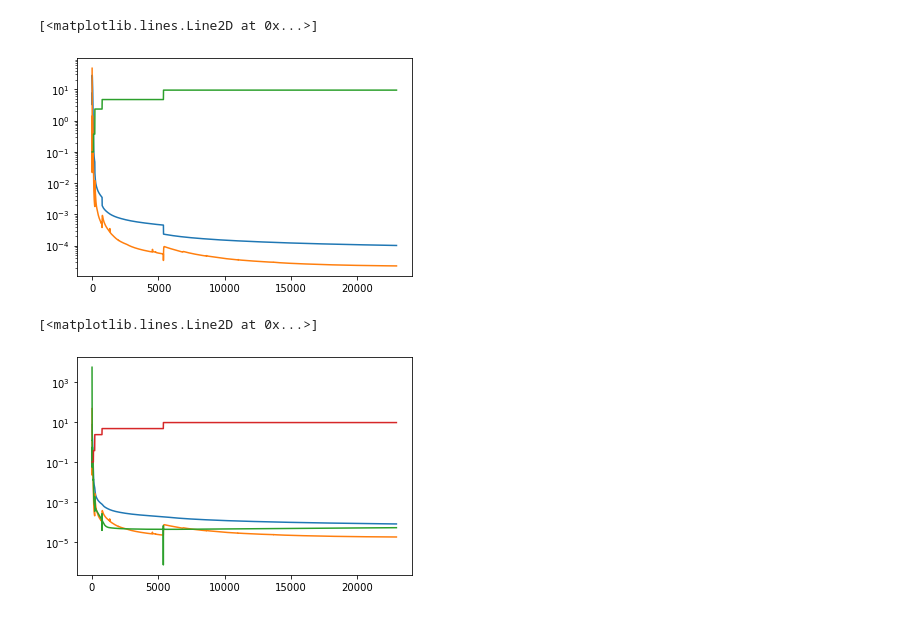
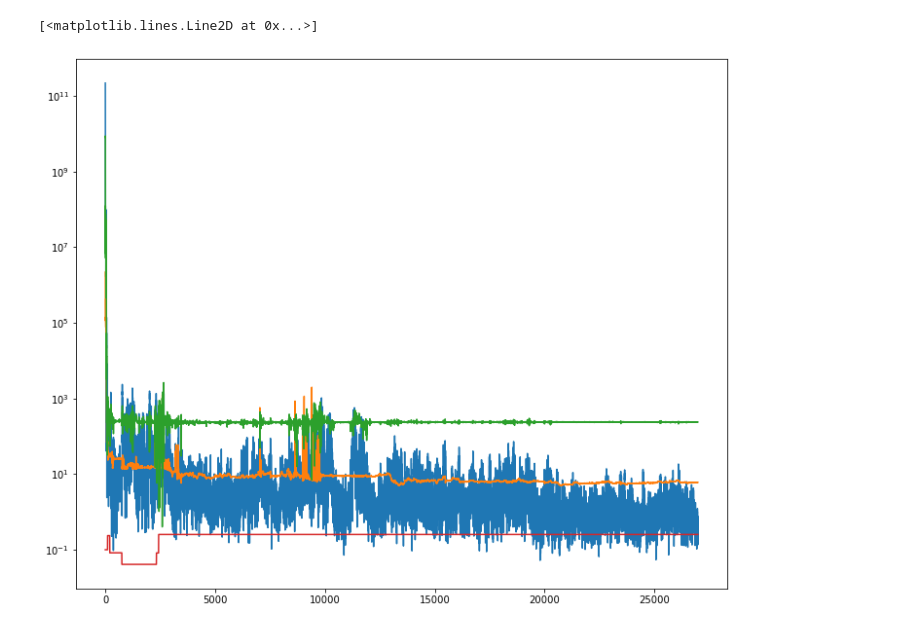
Before and after one commit to bodono/scs-python, a Jupyter notebook: notebooks/analyze_csv_logs.ipynb, the cells around one changed output. Drawn from its saved outputs; the diff is of its cells as text; code cells hidden in the pictures.

```diff
--- a/notebooks/analyze_csv_logs.ipynb
+++ b/notebooks/analyze_csv_logs.ipynb
@@ -2,8 +2,9 @@
 import pandas as pd
 import matplotlib.pyplot as plt
 import numpy as np
+plt.rcParams["figure.figsize"] = (12, 10)
 # %%
-log_csv_filename = '~/git/solver_benchmarks/csv/LISWET1'
+log_csv_filename = '~/git/solver_benchmarks/csv/BOYD2'
 # %%
 df = pd.read_csv(log_csv_filename)
 # %%
@@ -33,15 +71,8 @@ plt.plot(df.scale)
 # %%
-plt.semilogy(df.iter, np.minimum(df.pri_resid_nrm_2, 1e5))
-plt.semilogy(df.iter, np.minimum(df.dual_resid_nrm_2, 1e5))
+plt.semilogy(df.iter, df.res_pri)
+plt.semilogy(df.iter, df.res_dual)
+plt.semilogy(df.iter, df.gap)
 plt.plot(df.scale)
 # %% [output]
 [<matplotlib.lines.Line2D at 0x...>]
-[figure, old version]
+[figure, new version]
-# %%
-plt.semilogy(df.iter, np.minimum(df.pri_resid_nrm_2 / df.tau, 1e5))
-plt.semilogy(df.iter, np.minimum(df.dual_resid_nrm_2 / df.tau, 1e5))
-plt.semilogy(df.iter, np.minimum(df.gap, 1e5))
-plt.plot(df.scale)
-# %% [output]
-[<matplotlib.lines.Line2D at 0x...>]
-[figure, removed]
```
Also changed, not shown: parts of 13 cells of this notebook, 7 other files.
